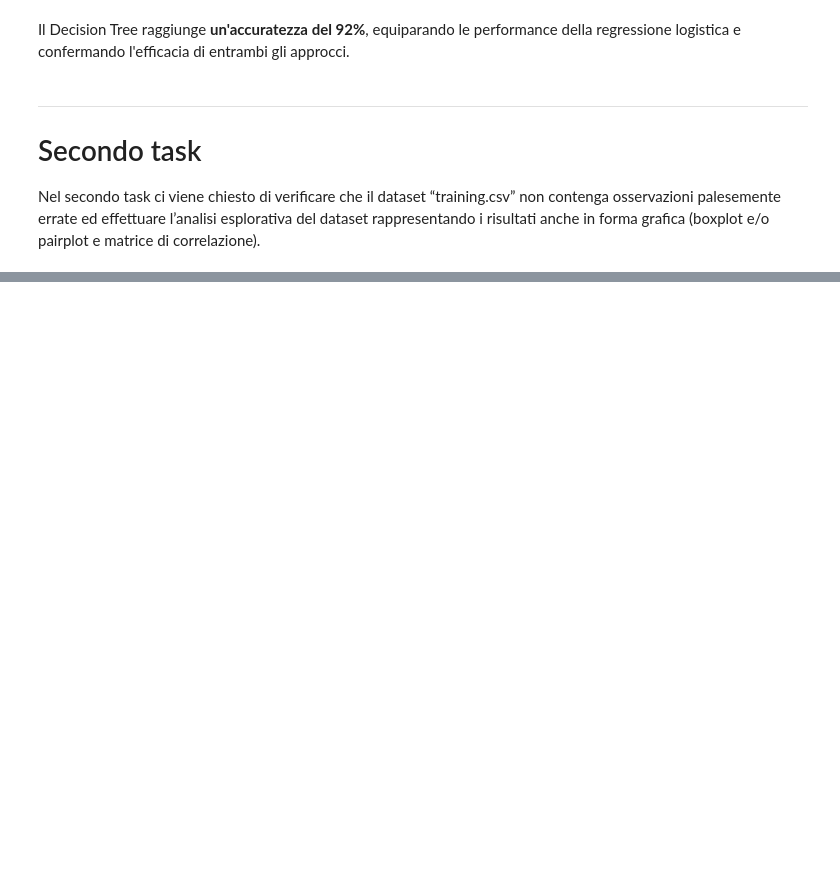
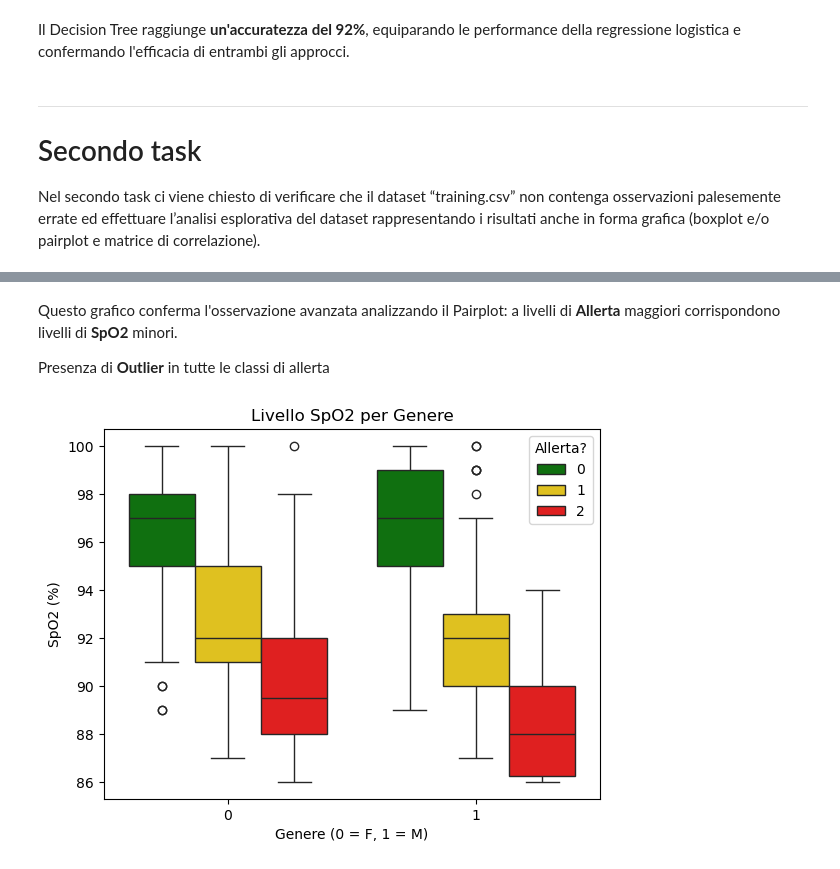
Before and after one commit to ScappaMarco/MachineLearningClassificator, a Jupyter notebook: tasks/progettoML.ipynb, the cells around one changed output, grey strips where cells are left out. Cells and saved outputs as stored; diff of their text form; code cells hidden in the pictures; blank space fills up the shorter version.

```diff
--- a/tasks/progettoML.ipynb
+++ b/tasks/progettoML.ipynb
@@ -298,0 +905,12 @@ Nel secondo task ci viene chiesto di verificare che il dataset “training.csv
+# %% [markdown]
+Questo grafico conferma l'osservazione avanzata analizzando il Pairplot: a livelli di **Allerta** maggiori corrispondono livelli di **SpO2** minori.
+
+Presenza di **Outlier** in tutte le classi di allerta
+# %%
+sns.boxplot(data=tr_clean, hue ="Allerta?", x="Genere", y="SpO2", palette={0: "green", 1:"gold", 2:"red"})
+plt.title("Livello SpO2 per Genere")
+plt.xlabel("Genere (0 = F, 1 = M)")
+plt.ylabel("SpO2 (%)")
+plt.show()
+# %% [output]
+[figure, added]
```
Also changed, not shown: parts of 109 cells of this notebook.
